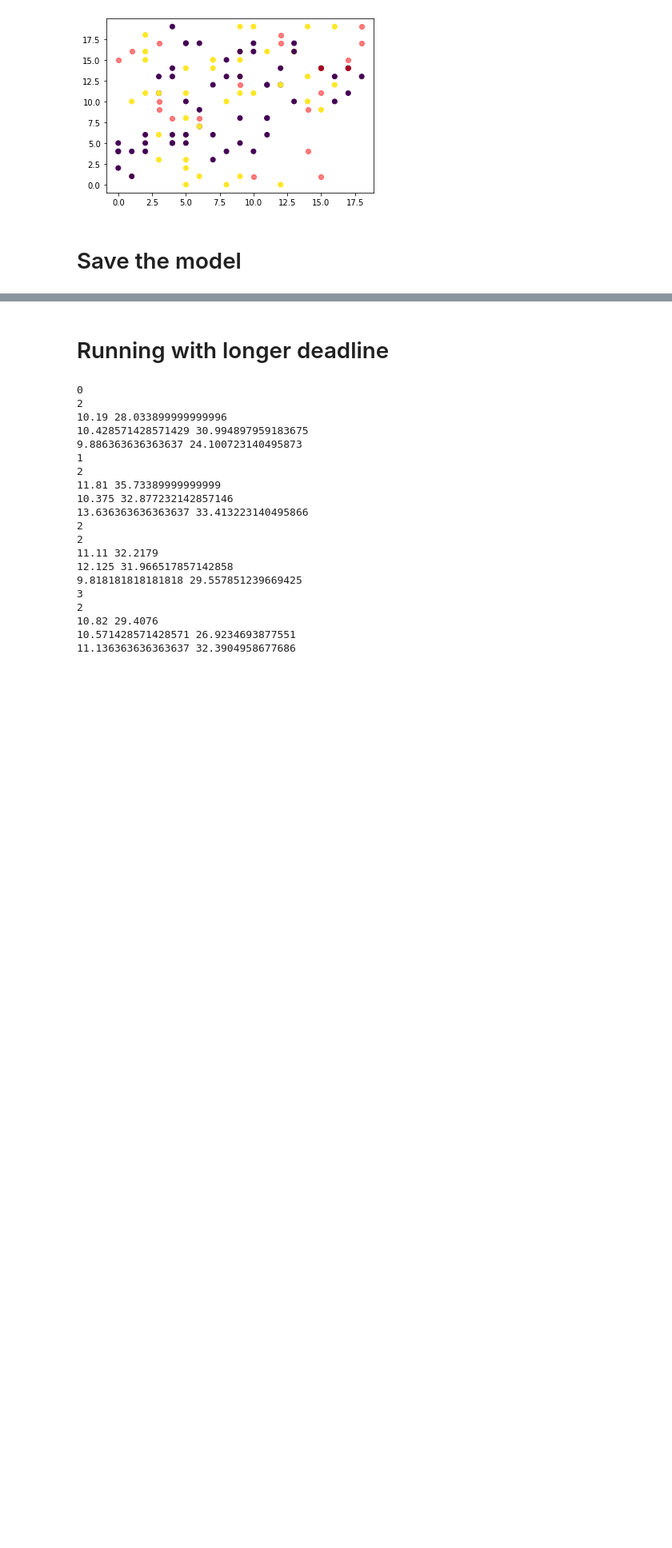
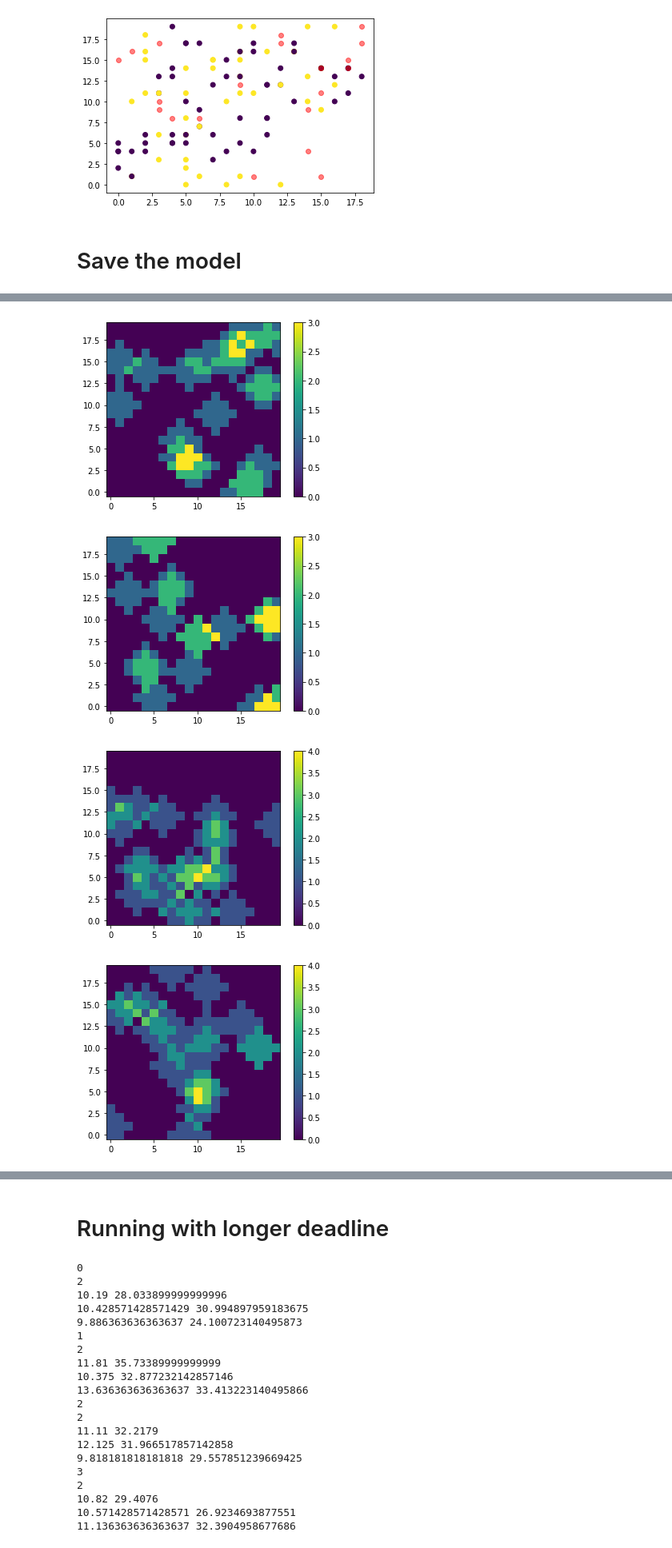
Before and after one commit to chajath/polsim1, a Jupyter notebook: polsim1.ipynb, the cells around one changed output, grey strips where cells are left out. Shown at 80% size. Saved outputs shown, nothing was run; the diff lists cells and outputs as text; code cells hidden in the pictures; blank space fills up the shorter version.

```diff
--- a/polsim1.ipynb
+++ b/polsim1.ipynb
@@ -322,0 +361,10 @@ pickle.dump([zx_c4, zx4, ijs4], open('model_ql4.p', 'wb'))
+# %%
+for zxc in [zx_c1, zx_c2, zx_c3, zx_c4]:
+  plt.imshow(np.reshape([police_count(l, 2, zxc) for l in range(0,400)], (MAP_DIM, MAP_DIM)), origin='lower')
+  plt.colorbar()
+  plt.show()
+# %% [output]
+[figure, added]
+[figure, added]
+[figure, added]
+[figure, added]
```
Also changed, not shown: parts of 36 cells of this notebook.
